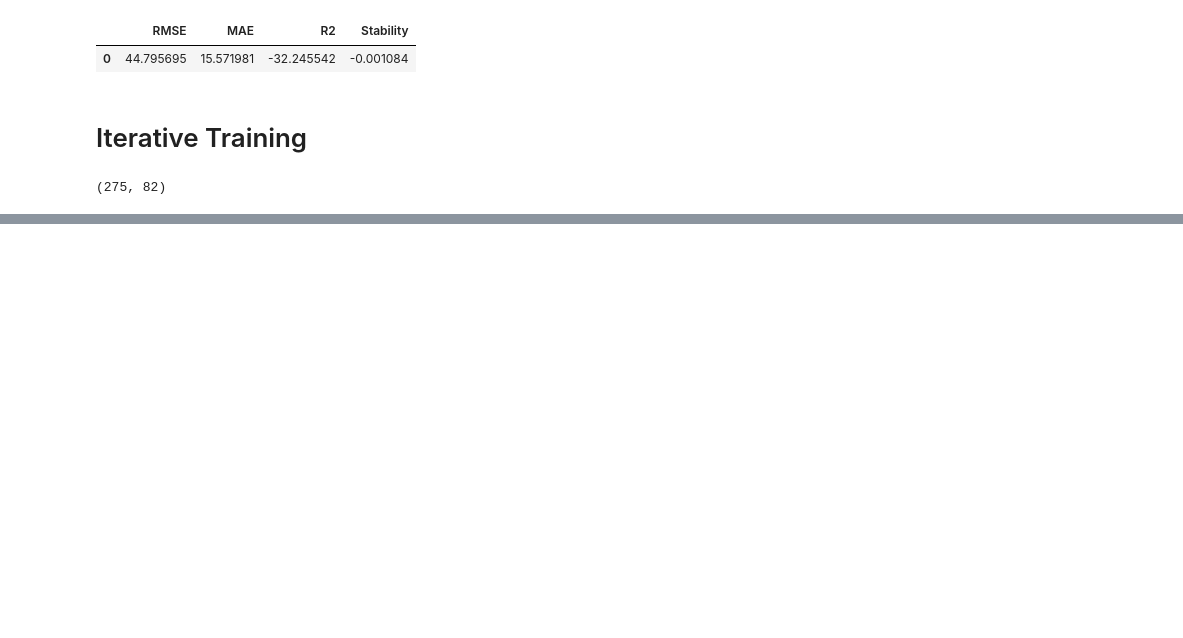
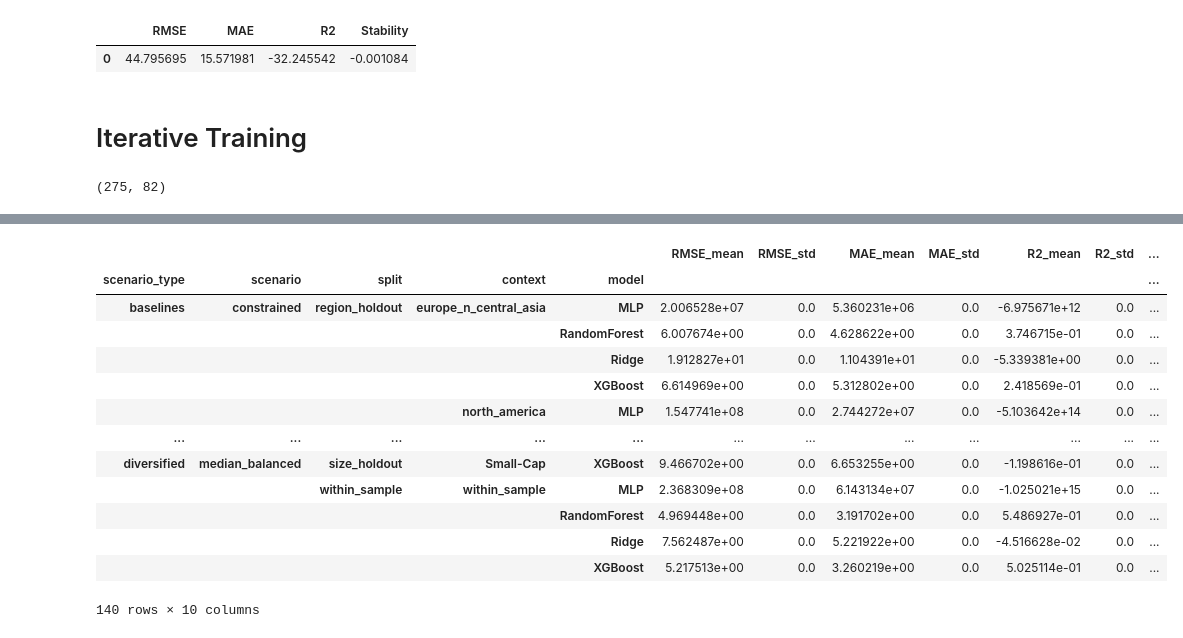
Before and after one commit to NotMishaal/esg-prediction, a Jupyter notebook: experiments/training.ipynb, the cells around one changed output, grey strips where cells are left out. Cells and saved outputs as stored; diff of their text form; code cells hidden in the pictures; blank space fills up the shorter version.

```diff
--- a/experiments/training.ipynb
+++ b/experiments/training.ipynb
@@ -437,0 +313,2 @@ results_df['R2'].max()
+# %%
+results_df = pd.read_csv('..\data\experimental\experiment_results_3.csv')
@@ -438,16 +499,16 @@ results_df['R2'].max()
 # %%
-# 1. Extract within-sample RMSE per scenario/model
+# Extract within-sample RMSE per scenario/model
 within = results_df[results_df['split'] == 'within_sample'][['scenario_type', 'scenario', 'model', 'RMSE']]
 within = within.rename(columns={'RMSE': 'RMSE_within'})
 
-# 2. Merge to get RMSE_within alongside all rows
+# Merge to get RMSE_within alongside all rows
 merged = results_df.merge(within, on=['scenario_type', 'scenario', 'model'], how='left')
 
-# 3. Compute Cross-Context Generalization Score:
-#    Transfer Score = 1 - (RMSE_holdout / RMSE_within)
+# Compute Cross-Context Generalization Score:
+#    Transfer Ratio = (RMSE_holdout / RMSE_within)
 #    For within-sample rows, set NaN
-merged['CrossContextScore'] = np.where(
+merged['TransferRatio'] = np.where(
     merged['split'] == 'within_sample',
     np.nan,
-    1 - merged['RMSE'] / merged['RMSE_within']
+    merged['RMSE_within'] / merged['RMSE']
 )
@@ -453,0 +540,28 @@ merged['CrossContextScore'] = np.where(
+# %%
+merged.groupby(['scenario_type', 'scenario', 'split', 'context', 'model']).agg(
+        RMSE_mean=('RMSE', 'mean'),
+        RMSE_std=('RMSE', 'std'),
+        MAE_mean=('MAE', 'mean'),
+        MAE_std=('MAE', 'std'),
+        R2_mean=('R2', 'mean'),
+        R2_std=('R2', 'std'),
+        Stability_mean=('Stability', 'mean'),
+        Stability_std=('Stability', 'std'),
+        TransferRatio_mean=('TransferRatio', 'mean'),
+        TransferRatio_std=('TransferRatio', 'std')
+    )
+# %% [output]
+|  |  |  |  |  | RMSE_mean | RMSE_std | MAE_mean | MAE_std | R2_mean | R2_std | ... |
+| scenario_type | scenario | split | context | model |  |  |  |  |  |  | ... |
+| baselines | constrained | region_holdout | europe_n_central_asia | MLP | 2.006528e+07 | 0.0 | 5.360231e+06 | 0.0 | -6.975671e+12 | 0.0 | ... |
+|  |  |  |  | RandomForest | 6.007674e+00 | 0.0 | 4.628622e+00 | 0.0 | 3.746715e-01 | 0.0 | ... |
+|  |  |  |  | Ridge | 1.912827e+01 | 0.0 | 1.104391e+01 | 0.0 | -5.339381e+00 | 0.0 | ... |
+|  |  |  |  | XGBoost | 6.614969e+00 | 0.0 | 5.312802e+00 | 0.0 | 2.418569e-01 | 0.0 | ... |
+|  |  |  | north_america | MLP | 1.547741e+08 | 0.0 | 2.744272e+07 | 0.0 | -5.103642e+14 | 0.0 | ... |
+| ... | ... | ... | ... | ... | ... | ... | ... | ... | ... | ... | ... |
+| diversified | median_balanced | size_holdout | Small-Cap | XGBoost | 9.466702e+00 | 0.0 | 6.653255e+00 | 0.0 | -1.198616e-01 | 0.0 | ... |
+|  |  | within_sample | within_sample | MLP | 2.368309e+08 | 0.0 | 6.143134e+07 | 0.0 | -1.025021e+15 | 0.0 | ... |
+|  |  |  |  | RandomForest | 4.969448e+00 | 0.0 | 3.191702e+00 | 0.0 | 5.486927e-01 | 0.0 | ... |
+|  |  |  |  | Ridge | 7.562487e+00 | 0.0 | 5.221922e+00 | 0.0 | -4.516628e-02 | 0.0 | ... |
+|  |  |  |  | XGBoost | 5.217513e+00 | 0.0 | 3.260219e+00 | 0.0 | 5.025114e-01 | 0.0 | ... |
+140 rows × 10 columns
```
Also changed, not shown: parts of 22 cells of this notebook.
